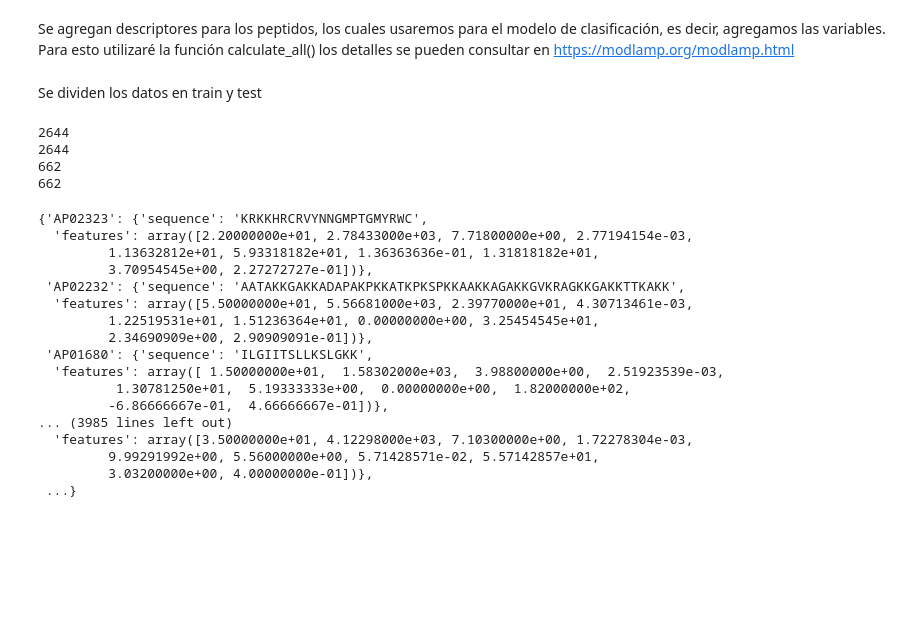
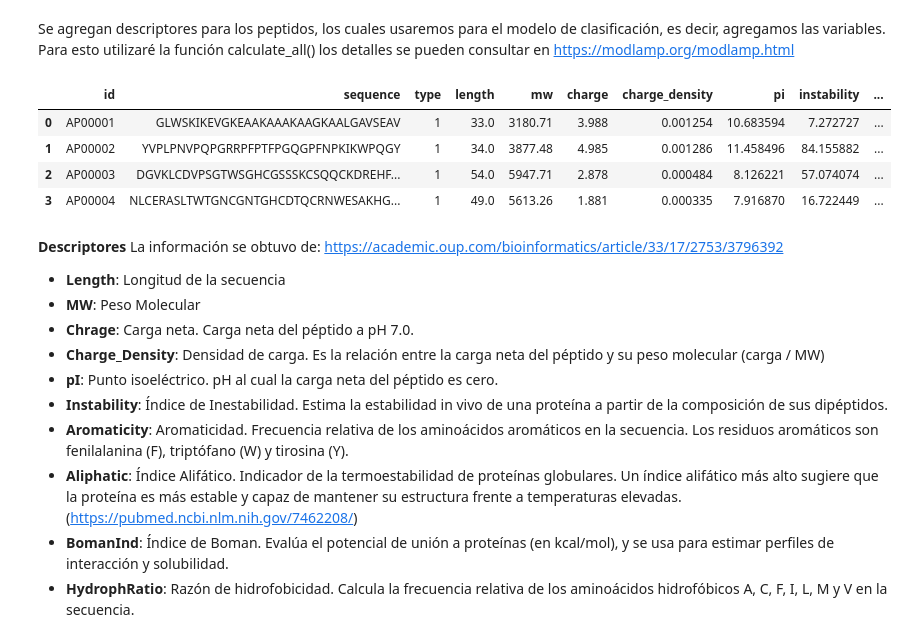
Before and after one commit to jazminamg26/NBC_antimicrobial_peptides, a Jupyter notebook: main.ipynb, the cells around one changed output. Cells and saved outputs as stored; diff of their text form; code cells hidden in the pictures; blank space fills up the shorter version.

Commit message:
descripciones de los descriptores

```diff
--- a/main.ipynb
+++ b/main.ipynb
@@ -236,5 +236,3 @@ def combine_peptide_data(sequence_dict, descriptor_dict):
 
 positives_complete = combine_peptide_data(positives_raw, positives_descriptors)
 negatives_complete = combine_peptide_data(negatives_filtered, negatives_descriptors)
-# %% [markdown]
-Se dividen los datos en train y test
@@ -260,30 +239,40 @@ train_positives, train_negatives, test_positives, test_negatives = create_train_
-# %%
-print(len(train_positives))
-print(len(train_negatives))
-print(len(test_positives))
-print(len(test_negatives))
-# %% [output]
-2644
-2644
-662
-662
-# %%
-train_positives
-# %% [output]
-{'AP02323': {'sequence': 'KRKKHRCRVYNNGMPTGMYRWC',
-  'features': array([2.20000000e+01, 2.78433000e+03, 7.71800000e+00, 2.77194154e-03,
-         1.13632812e+01, 5.93318182e+01, 1.36363636e-01, 1.31818182e+01,
-         3.70954545e+00, 2.27272727e-01])},
- 'AP02232': {'sequence': 'AATAKKGAKKADAPAKPKKATKPKSPKKAAKKAGAKKGVKRAGKKGAKKTTKAKK',
-  'features': array([5.50000000e+01, 5.56681000e+03, 2.39770000e+01, 4.30713461e-03,
-         1.22519531e+01, 1.51236364e+01, 0.00000000e+00, 3.25454545e+01,
-         2.34690909e+00, 2.90909091e-01])},
- 'AP01680': {'sequence': 'ILGIITSLLKSLGKK',
-  'features': array([ 1.50000000e+01,  1.58302000e+03,  3.98800000e+00,  2.51923539e-03,
-          1.30781250e+01,  5.19333333e+00,  0.00000000e+00,  1.82000000e+02,
-         -6.86666667e-01,  4.66666667e-01])},
-... (3985 lines left out)
-  'features': array([3.50000000e+01, 4.12298000e+03, 7.10300000e+00, 1.72278304e-03,
-         9.99291992e+00, 5.56000000e+00, 5.71428571e-02, 5.57142857e+01,
-         3.03200000e+00, 4.00000000e-01])},
- ...}
+# %%
+# Combinamos toda la información en un solo dataframe
+
+import pandas as pd
+
+# Los nombres se obtuvieron de https://modlamp.org/modlamp.html
+feature_cols = ['Length', 'MW', 'Charge', 'Charge_Density', 'pI', 'Instability', 'Aromaticity', 'Aliphatic', 'BomanInd', 'HydrophRatio']
+
+df_pos = pd.DataFrame.from_dict(positives_complete, orient='index')
+df_pos['type'] = 1
+
+df_neg = pd.DataFrame.from_dict(negatives_complete, orient='index')
+df_neg['type'] = 0
+
+df = pd.concat([df_pos, df_neg]).reset_index().rename(columns={'index': 'id'})
+df[feature_cols] = pd.DataFrame(df['features'].tolist(), index=df.index)
+df = df.drop(columns=['features'])
+df.columns = df.columns.str.lower()
+# %%
+df.head(4)
+# %% [output]
+|  | id | sequence | type | length | mw | charge | charge_density | pi | instability | ... |
+| 0 | AP00001 | GLWSKIKEVGKEAAKAAAKAAGKAALGAVSEAV | 1 | 33.0 | 3180.71 | 3.988 | 0.001254 | 10.683594 | 7.272727 | ... |
+| 1 | AP00002 | YVPLPNVPQPGRRPFPTFPGQGPFNPKIKWPQGY | 1 | 34.0 | 3877.48 | 4.985 | 0.001286 | 11.458496 | 84.155882 | ... |
+| 2 | AP00003 | DGVKLCDVPSGTWSGHCGSSSKCSQQCKDREHF... | 1 | 54.0 | 5947.71 | 2.878 | 0.000484 | 8.126221 | 57.074074 | ... |
+| 3 | AP00004 | NLCERASLTWTGNCGNTGHCDTQCRNWESAKHG... | 1 | 49.0 | 5613.26 | 1.881 | 0.000335 | 7.916870 | 16.722449 | ... |
+# %% [markdown]
+**Descriptores**
+La información se obtuvo de: https://academic.oup.com/bioinformatics/article/33/17/2753/3796392
+
+- **Length**: Longitud de la secuencia
+- **MW**: Peso Molecular
+- **Chrage**: Carga neta. Carga neta del péptido a pH 7.0.
+- **Charge_Density**: Densidad de carga. Es la relación entre la carga neta del péptido y su peso molecular (carga / MW)
+- **pI**: Punto isoeléctrico. pH al cual la carga neta del péptido es cero.
+- **Instability**:  Índice de Inestabilidad. Estima la estabilidad in vivo de una proteína a partir de la composición de sus dipéptidos.
+- **Aromaticity**: Aromaticidad. Frecuencia relativa de los aminoácidos aromáticos en la secuencia. Los residuos aromáticos son fenilalanina (F), triptófano (W) y tirosina (Y).
+- **Aliphatic**: Índice Alifático. Indicador de la termoestabilidad de proteínas globulares. Un índice alifático más alto sugiere que la proteína es más estable y capaz de mantener su estructura frente a temperaturas elevadas. (https://pubmed.ncbi.nlm.nih.gov/7462208/)
+- **BomanInd**: Índice de Boman. Evalúa el potencial de unión a proteínas (en kcal/mol), y se usa para estimar perfiles de interacción y solubilidad.
+- **HydrophRatio**: Razón de hidrofobicidad. Calcula la frecuencia relativa de los aminoácidos hidrofóbicos A, C, F, I, L, M y V en la secuencia.
```
Also changed, not shown: parts of 5 cells of this notebook.
